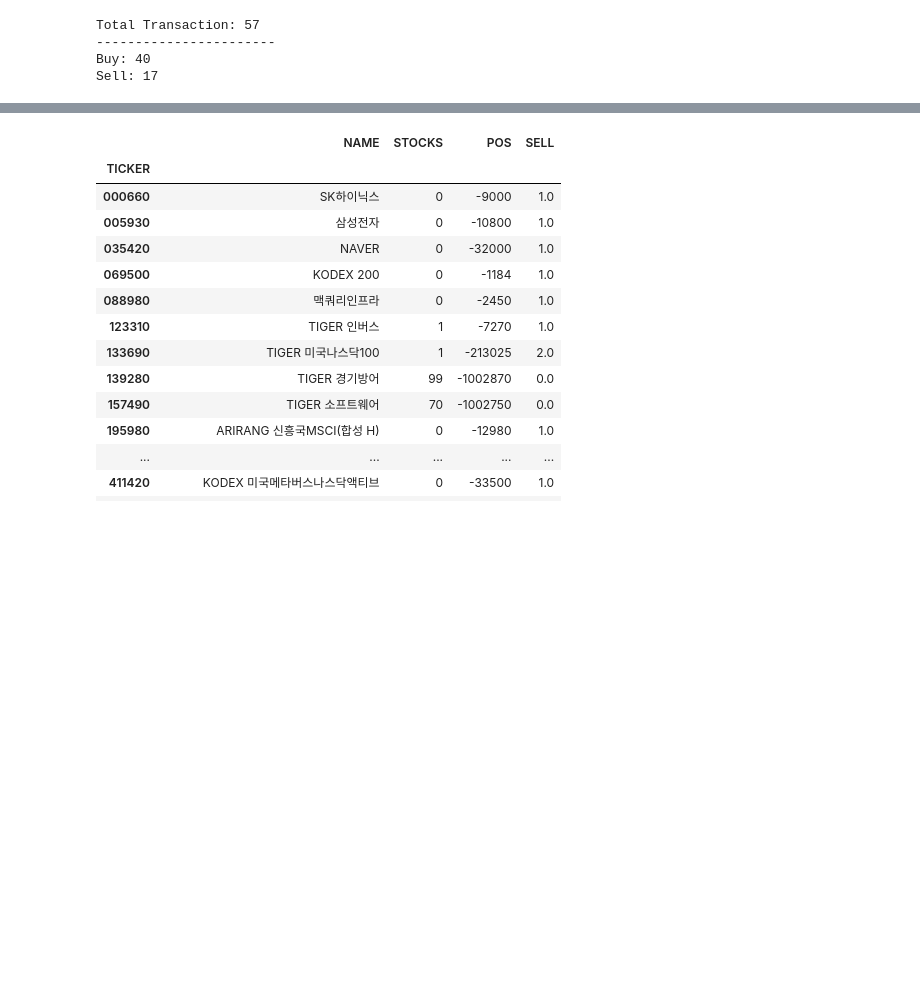
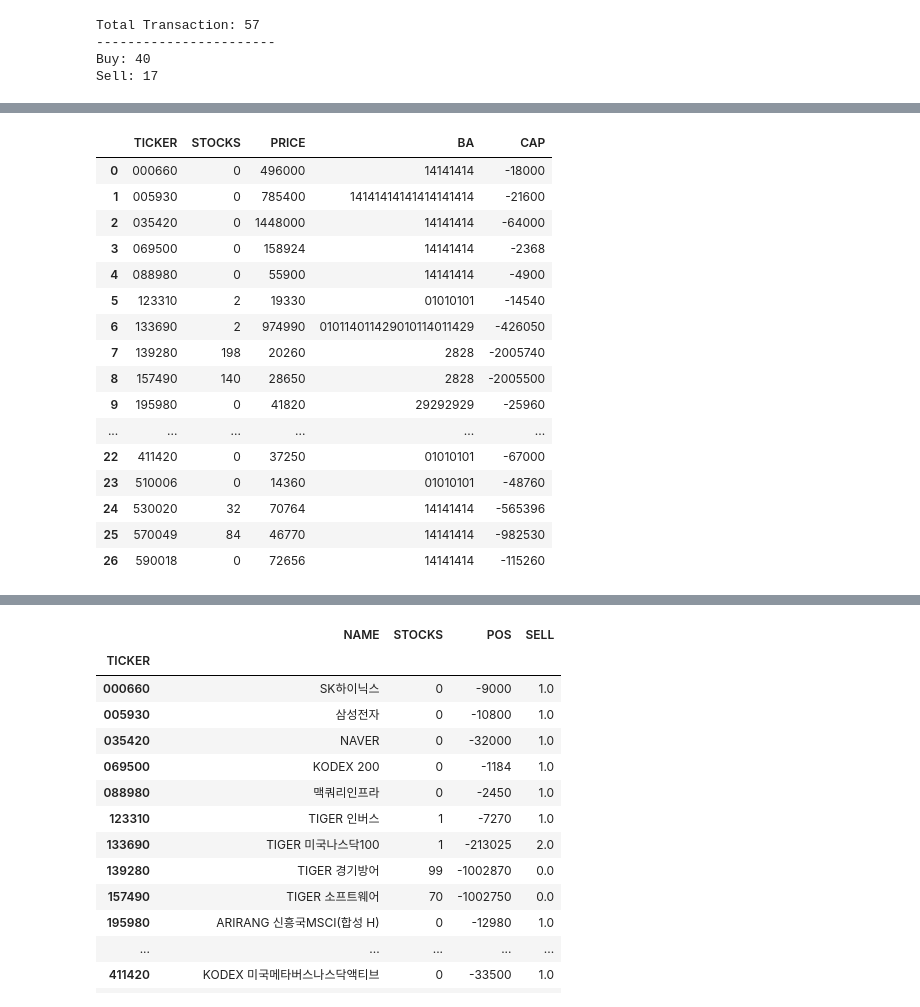
Before and after one commit to jamescbjeon/invest, a Jupyter notebook: mypostion.ipynb, the cells around one changed output, grey strips where cells are left out. Saved outputs shown, nothing was run; the diff lists cells and outputs as text; code cells hidden in the pictures; blank space fills up the shorter version.

```diff
--- a/mypostion.ipynb
+++ b/mypostion.ipynb
@@ -206,0 +235,20 @@ position.loc[position.SELL == True, :]
+# %%
+open_test.groupby(['TICKER']).sum().reset_index()
+# %% [output]
+|  | TICKER | STOCKS | PRICE | BA | CAP |
+| 0 | 000660 | 0 | 496000 | 14141414 | -18000 |
+| 1 | 005930 | 0 | 785400 | 14141414141414141414 | -21600 |
+| 2 | 035420 | 0 | 1448000 | 14141414 | -64000 |
+| 3 | 069500 | 0 | 158924 | 14141414 | -2368 |
+| 4 | 088980 | 0 | 55900 | 14141414 | -4900 |
+| 5 | 123310 | 2 | 19330 | 01010101 | -14540 |
+| 6 | 133690 | 2 | 974990 | 010114011429010114011429 | -426050 |
+| 7 | 139280 | 198 | 20260 | 2828 | -2005740 |
+| 8 | 157490 | 140 | 28650 | 2828 | -2005500 |
+| 9 | 195980 | 0 | 41820 | 29292929 | -25960 |
+| ... | ... | ... | ... | ... | ... |
+| 22 | 411420 | 0 | 37250 | 01010101 | -67000 |
+| 23 | 510006 | 0 | 14360 | 01010101 | -48760 |
+| 24 | 530020 | 32 | 70764 | 14141414 | -565396 |
+| 25 | 570049 | 84 | 46770 | 14141414 | -982530 |
+| 26 | 590018 | 0 | 72656 | 14141414 | -115260 |
```
Also changed, not shown: parts of 15 cells of this notebook.
